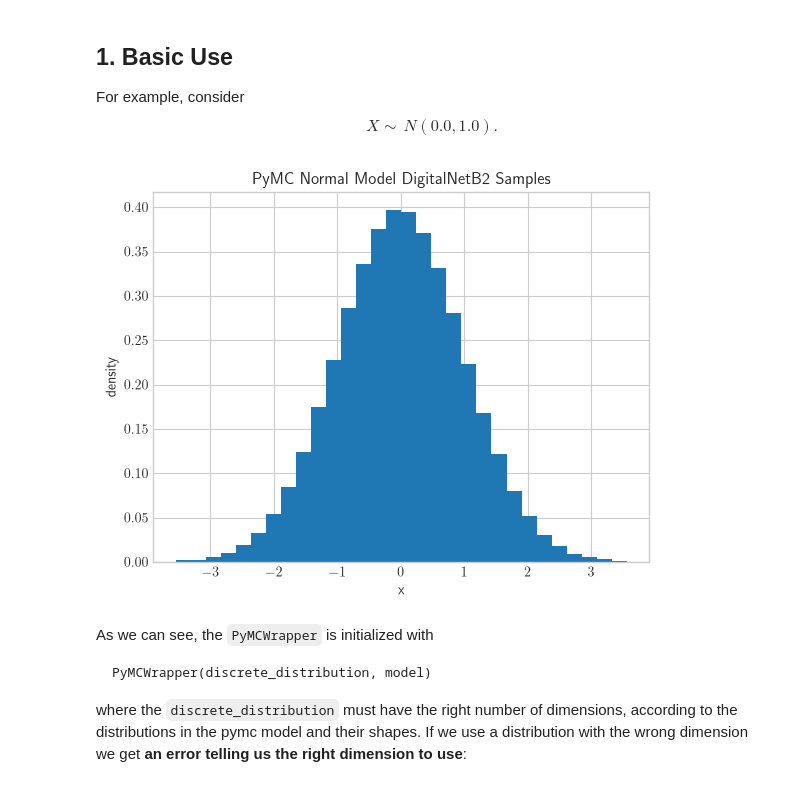
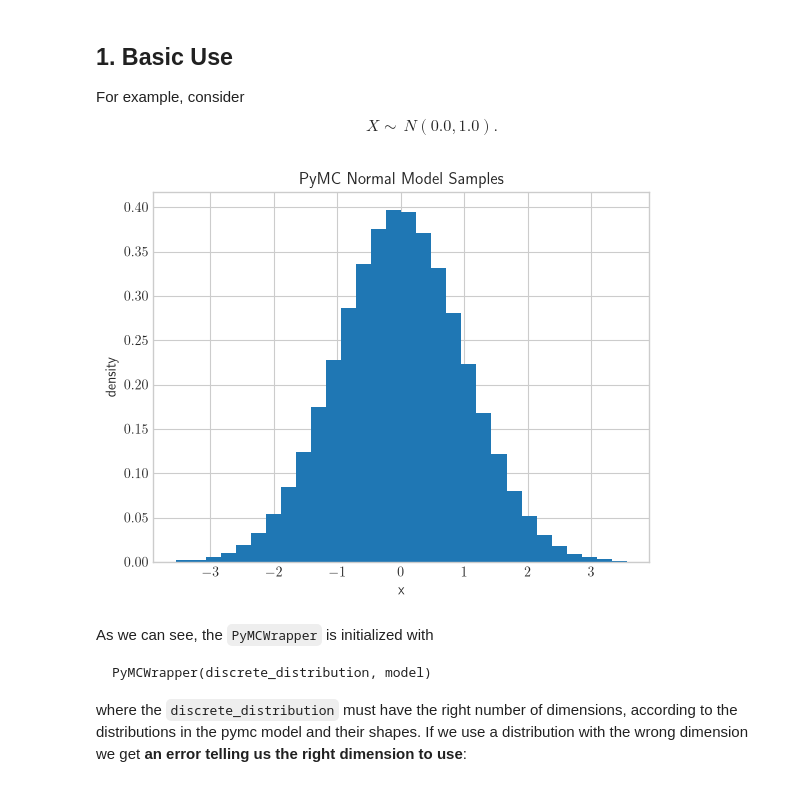
Before and after one commit to QMCSoftware/qmcpy, a Jupyter notebook: demos/pymc_model.ipynb, the cells around one changed output. Drawn from its saved outputs; the diff is of its cells as text; code cells hidden in the pictures.

````diff
--- a/demos/pymc_model.ipynb
+++ b/demos/pymc_model.ipynb
@@ -62,11 +62,11 @@ tm_normal = PyMCWrapper(DigitalNetB2(1, seed=7), model)
 samples = tm_normal(2**12)
 # %%
 plt.hist(samples, density=True, bins=30);
-plt.title("PyMC Normal Model DigitalNetB2 Samples");
+plt.title("PyMC Normal Model Samples");
 plt.xlabel("x");
 plt.ylabel("density");
 # %% [output]
-[figure, old version]
+[figure, new version]
 # %% [markdown]
 As we can see, the `PyMCWrapper` is initialized with
 ```
````
Also changed, not shown: parts of 19 cells of this notebook, 1 other file.
